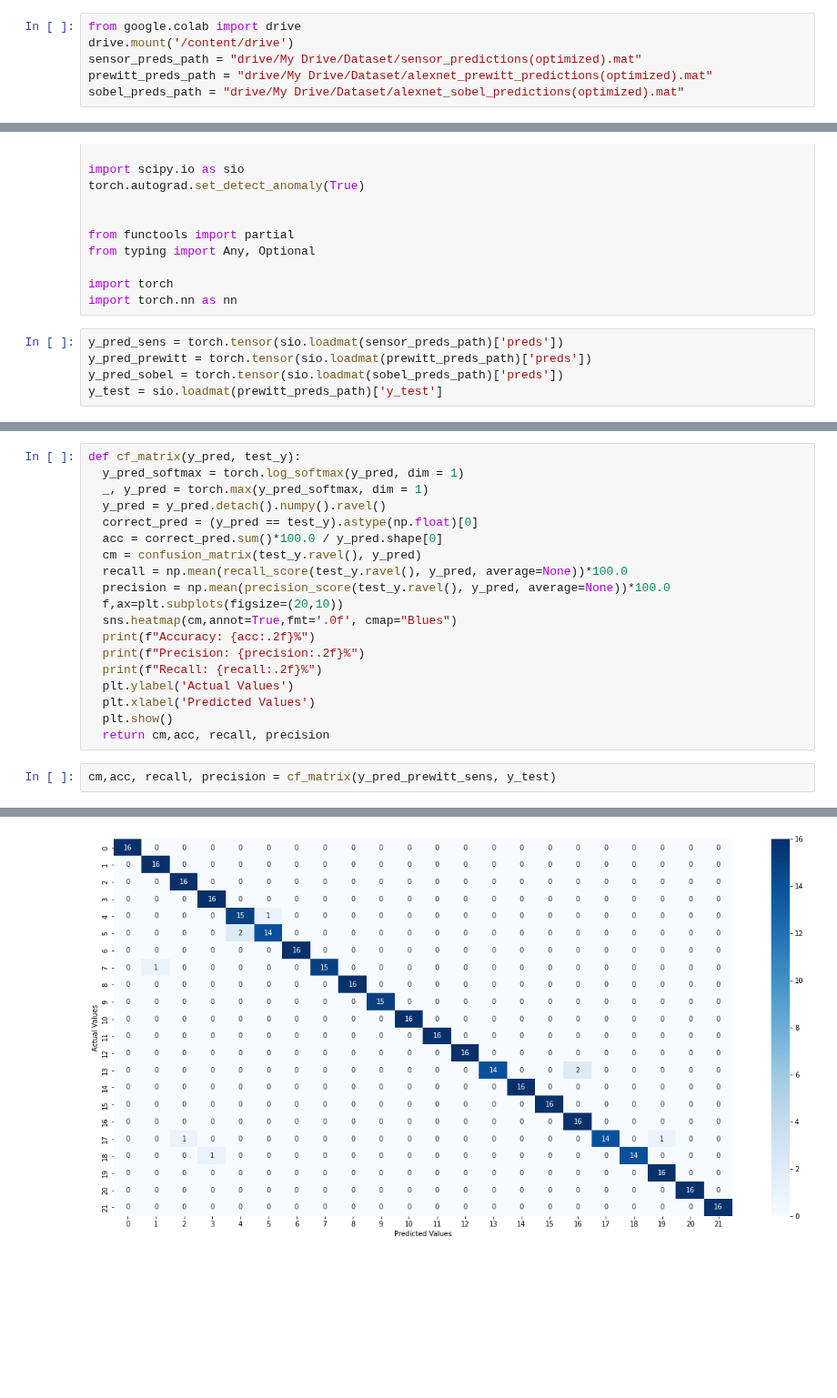
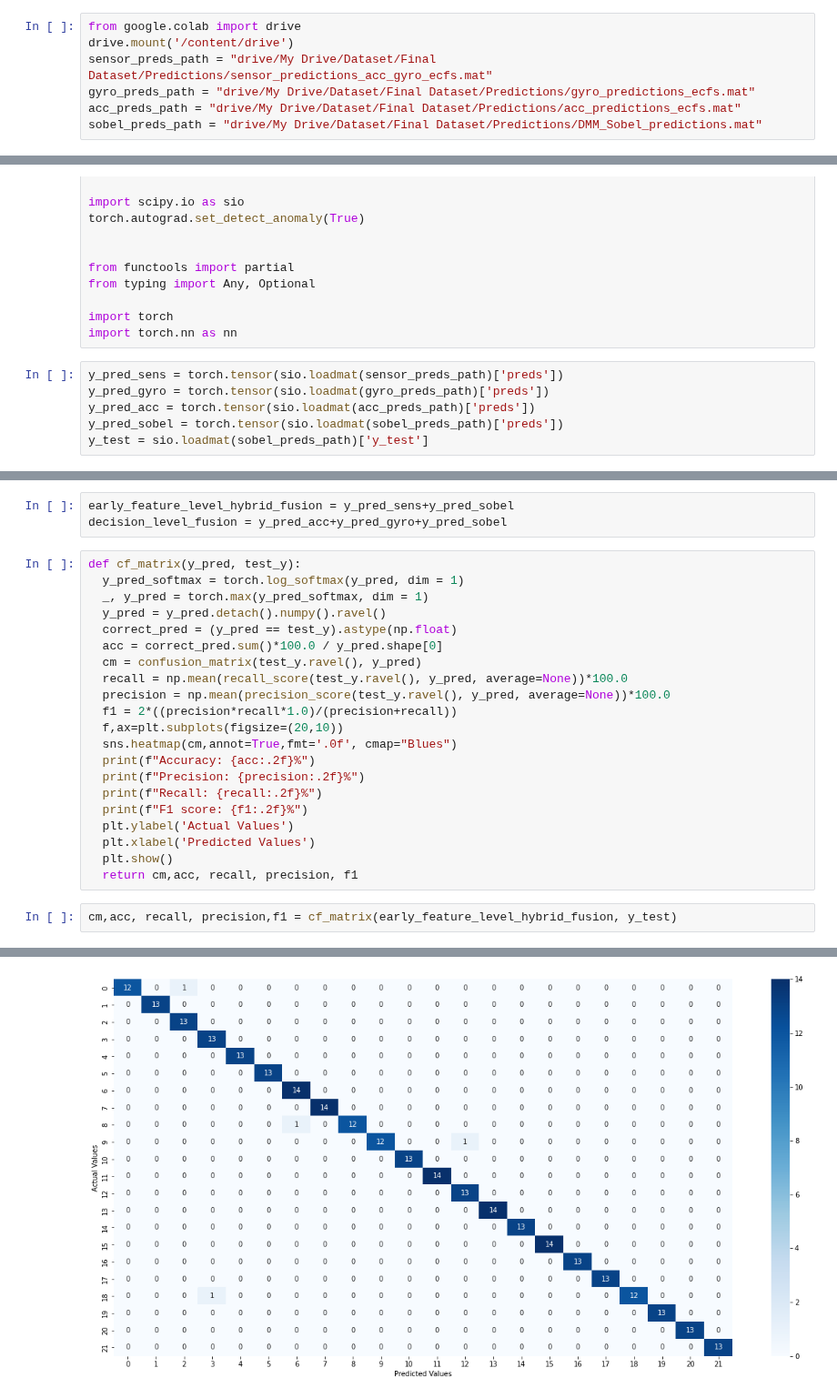
Before and after one commit to Saadman53/Thesis-Human-Activity-Recognition, a Jupyter notebook: Decision_Level_Fusion.ipynb, the cells around one changed output, grey strips where cells are left out. Shown at 91% size. Saved outputs shown, nothing was run; the diff lists cells and outputs as text; blank space fills up the shorter version.

```diff
--- a/Decision_Level_Fusion.ipynb
+++ b/Decision_Level_Fusion.ipynb
@@ -3,7 +3,8 @@
 # %%
 from google.colab import drive
 drive.mount('/content/drive')
-sensor_preds_path = "drive/My Drive/Dataset/sensor_predictions(optimized).mat"
-prewitt_preds_path = "drive/My Drive/Dataset/alexnet_prewitt_predictions(optimized).mat"
-sobel_preds_path = "drive/My Drive/Dataset/alexnet_sobel_predictions(optimized).mat"
+sensor_preds_path = "drive/My Drive/Dataset/Final Dataset/Predictions/sensor_predictions_acc_gyro_ecfs.mat"
+gyro_preds_path = "drive/My Drive/Dataset/Final Dataset/Predictions/gyro_predictions_ecfs.mat"
+acc_preds_path = "drive/My Drive/Dataset/Final Dataset/Predictions/acc_predictions_ecfs.mat"
+sobel_preds_path = "drive/My Drive/Dataset/Final Dataset/Predictions/DMM_Sobel_predictions.mat"
 # %% [output]
@@ -58,6 +60,7 @@ import torch
 import torch.nn as nn
 # %%
 y_pred_sens = torch.tensor(sio.loadmat(sensor_preds_path)['preds'])
-y_pred_prewitt = torch.tensor(sio.loadmat(prewitt_preds_path)['preds'])
+y_pred_gyro = torch.tensor(sio.loadmat(gyro_preds_path)['preds'])
+y_pred_acc = torch.tensor(sio.loadmat(acc_preds_path)['preds'])
 y_pred_sobel = torch.tensor(sio.loadmat(sobel_preds_path)['preds'])
-y_test = sio.loadmat(prewitt_preds_path)['y_test']
+y_test = sio.loadmat(sobel_preds_path)['y_test']
@@ -67,22 +67,27 @@ y_pred_sobel_sens = y_pred_sens+y_pred_sobel
+# %%
+early_feature_level_hybrid_fusion = y_pred_sens+y_pred_sobel
+decision_level_fusion = y_pred_acc+y_pred_gyro+y_pred_sobel
 # %%
 def cf_matrix(y_pred, test_y):
   y_pred_softmax = torch.log_softmax(y_pred, dim = 1)
   _, y_pred = torch.max(y_pred_softmax, dim = 1)
   y_pred = y_pred.detach().numpy().ravel()
-  correct_pred = (y_pred == test_y).astype(np.float)[0]
+  correct_pred = (y_pred == test_y).astype(np.float)
   acc = correct_pred.sum()*100.0 / y_pred.shape[0]
   cm = confusion_matrix(test_y.ravel(), y_pred)
   recall = np.mean(recall_score(test_y.ravel(), y_pred, average=None))*100.0
   precision = np.mean(precision_score(test_y.ravel(), y_pred, average=None))*100.0
+  f1 = 2*((precision*recall*1.0)/(precision+recall))
   f,ax=plt.subplots(figsize=(20,10))
   sns.heatmap(cm,annot=True,fmt='.0f', cmap="Blues")
   print(f"Accuracy: {acc:.2f}%")
   print(f"Precision: {precision:.2f}%")
   print(f"Recall: {recall:.2f}%")
+  print(f"F1 score: {f1:.2f}%")
   plt.ylabel('Actual Values')
   plt.xlabel('Predicted Values')
   plt.show()
-  return cm,acc, recall, precision
+  return cm,acc, recall, precision, f1
 # %%
-cm,acc, recall, precision = cf_matrix(y_pred_prewitt_sens, y_test)
+cm,acc, recall, precision,f1 = cf_matrix(early_feature_level_hybrid_fusion, y_test)
 # %% [output]
@@ -92,2 +98,2 @@ Recall: 97.42%
-[figure, old version]
+[figure, new version]
 # %%
```
Also changed, not shown: parts of 12 cells of this notebook.
